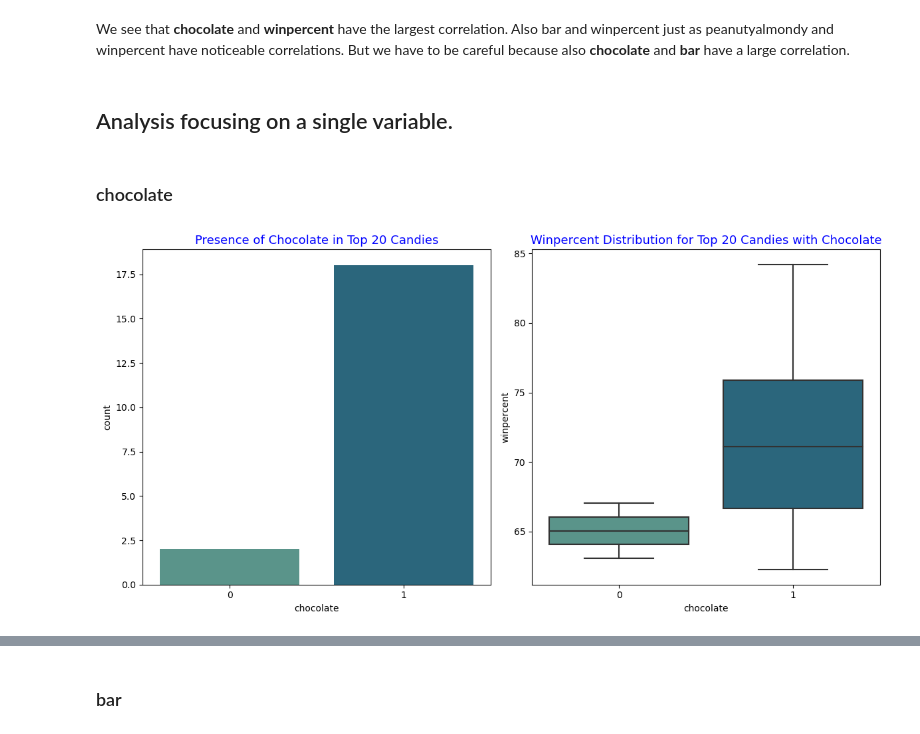
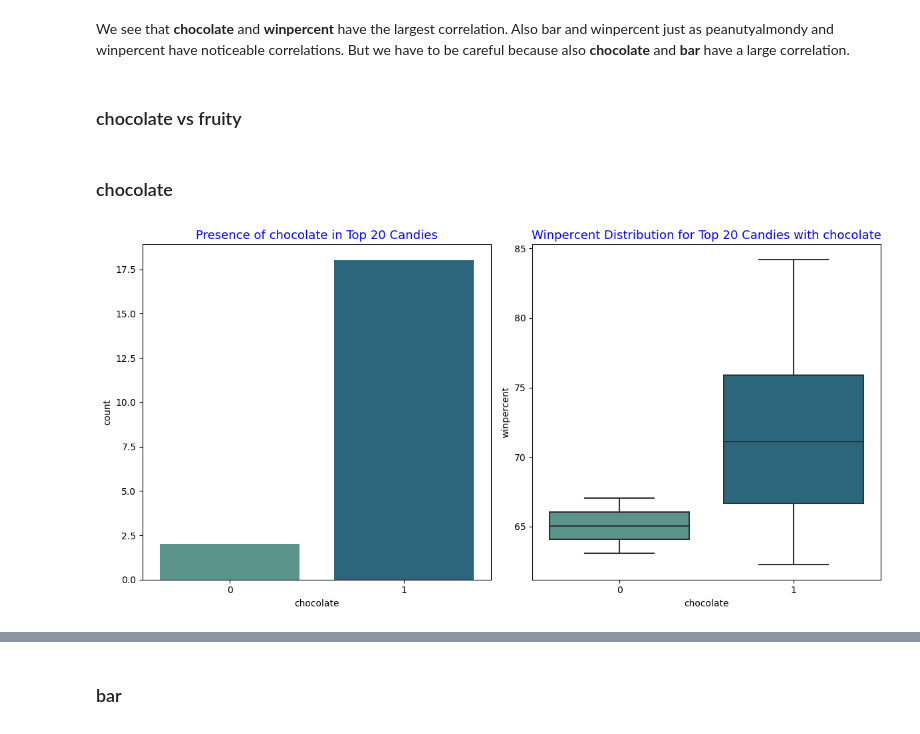
Before and after one commit to Jrana1/Candy-Ranking-Analysis, a Jupyter notebook: Lidl-Analytics-Case-Study.ipynb, the cells around one changed output, grey strips where cells are left out. Drawn from its saved outputs; the diff is of its cells as text; code cells hidden in the pictures.

```diff
--- a/Lidl-Analytics-Case-Study.ipynb
+++ b/Lidl-Analytics-Case-Study.ipynb
@@ -369,22 +358,26 @@ plt.show()
 [figure]
 # %% [markdown]
 We see that **chocolate** and **winpercent** have the largest correlation. Also bar and winpercent just as peanutyalmondy and winpercent have noticeable correlations. But we have to be careful because also **chocolate** and **bar** have a large correlation.
-# %% [markdown]
-## Analysis focusing on a single variable.
+# %%
+# function which visualize the count of presence of a variable and its winpercent with bar and box plot
+def show_count_and_winpercent_of_x_in_top20(variable):
+    ig, ax = plt.subplots(1, 2, figsize=(12, 6))  # Corrected figsize and subplot layout
+
+    data_top_20 = df[[variable, 'winpercent']].sort_values(by='winpercent', ascending=False).iloc[0:20,]
+
+    sns.countplot(x=variable, data=data_top_20, palette='crest', ax=ax[0])  # Plotting count plot
+    #sns.boxenplot(data=data_top_20,x='chocolate', y='winpercent', palette='crest', ax=ax[1])  # Plotting boxen plot
+    sns.boxplot(data=data_top_20,x=variable,y='winpercent',palette='crest',orient='v')
+    ax[0].set_title(f'Presence of {variable} in Top 20 Candies',fontsize=13,color='blue')  # Adding title to count plot
+    ax[1].set_title(f'Winpercent Distribution for Top 20 Candies with {variable}',fontsize=13,color='blue')  # Adding title to boxen plot
+
+    plt.tight_layout()  # Adjusts subplot parameters to give specified padding
+    plt.show()
 # %% [markdown]
-### chocolate
+### chocolate vs fruity
-# %%
-ig, ax = plt.subplots(1, 2, figsize=(12, 6))  # Corrected figsize and subplot layout
-
-data_top_20 = df[['chocolate', 'winpercent']].sort_values(by='winpercent', ascending=False).iloc[0:20,]
-
-sns.countplot(x='chocolate', data=data_top_20, palette='crest', ax=ax[0])  # Plotting count plot
-#sns.boxenplot(data=data_top_20,x='chocolate', y='winpercent', palette='crest', ax=ax[1])  # Plotting boxen plot
-sns.boxplot(data=data_top_20,x='chocolate',y='winpercent',palette='crest',orient='v')
-ax[0].set_title('Presence of Chocolate in Top 20 Candies',fontsize=13,color='blue')  # Adding title to count plot
-ax[1].set_title('Winpercent Distribution for Top 20 Candies with Chocolate',fontsize=13,color='blue')  # Adding title to boxen plot
-
-plt.tight_layout()  # Adjusts subplot parameters to give specified padding
-plt.show()
-# %% [output]
-[figure, removed]
+# %% [markdown]
+### chocolate
+# %%
+show_count_and_winpercent_of_x_in_top20('chocolate')
+# %% [output]
+[figure, added]
```
Also changed, not shown: parts of 23 cells of this notebook.
